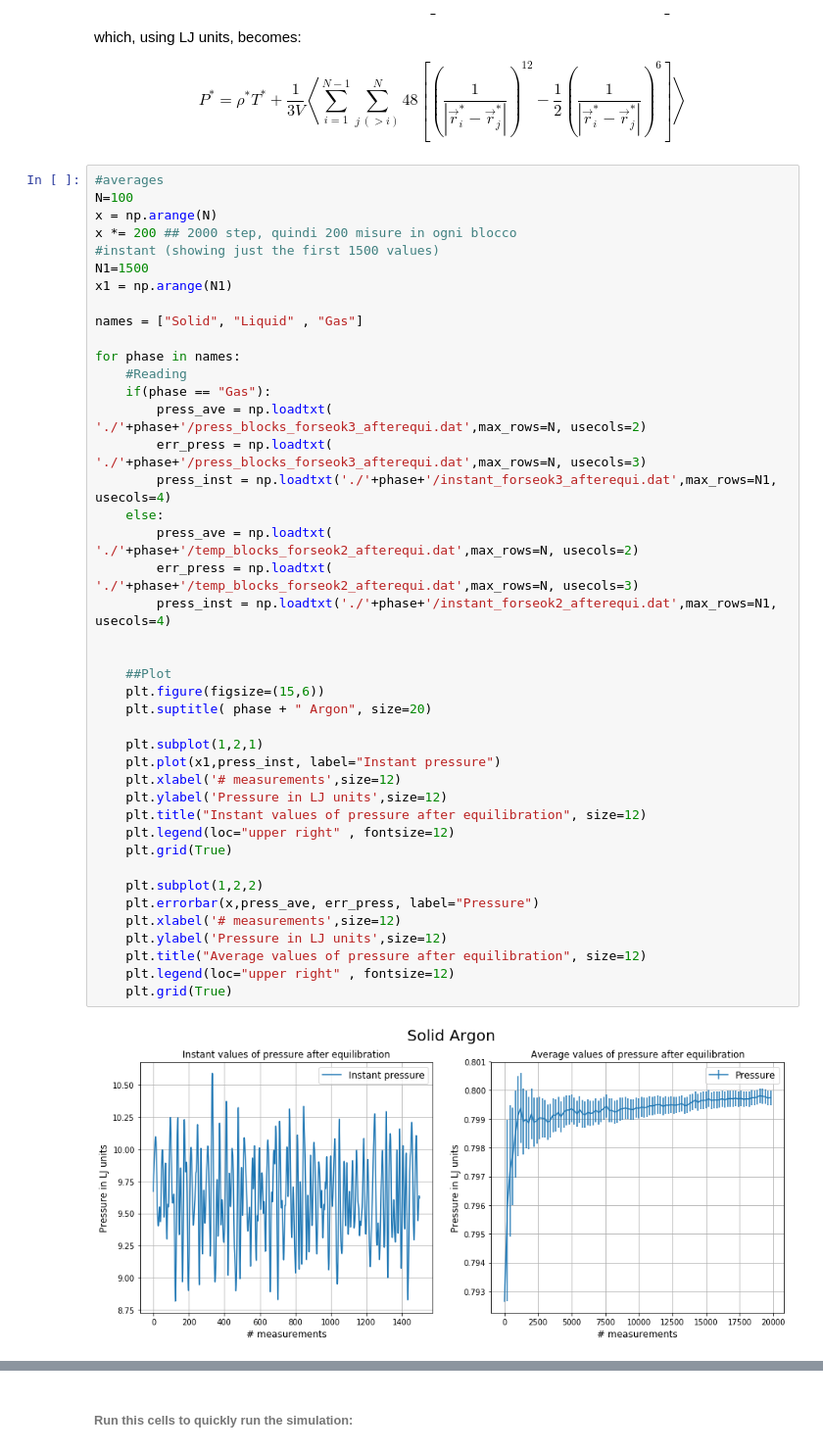
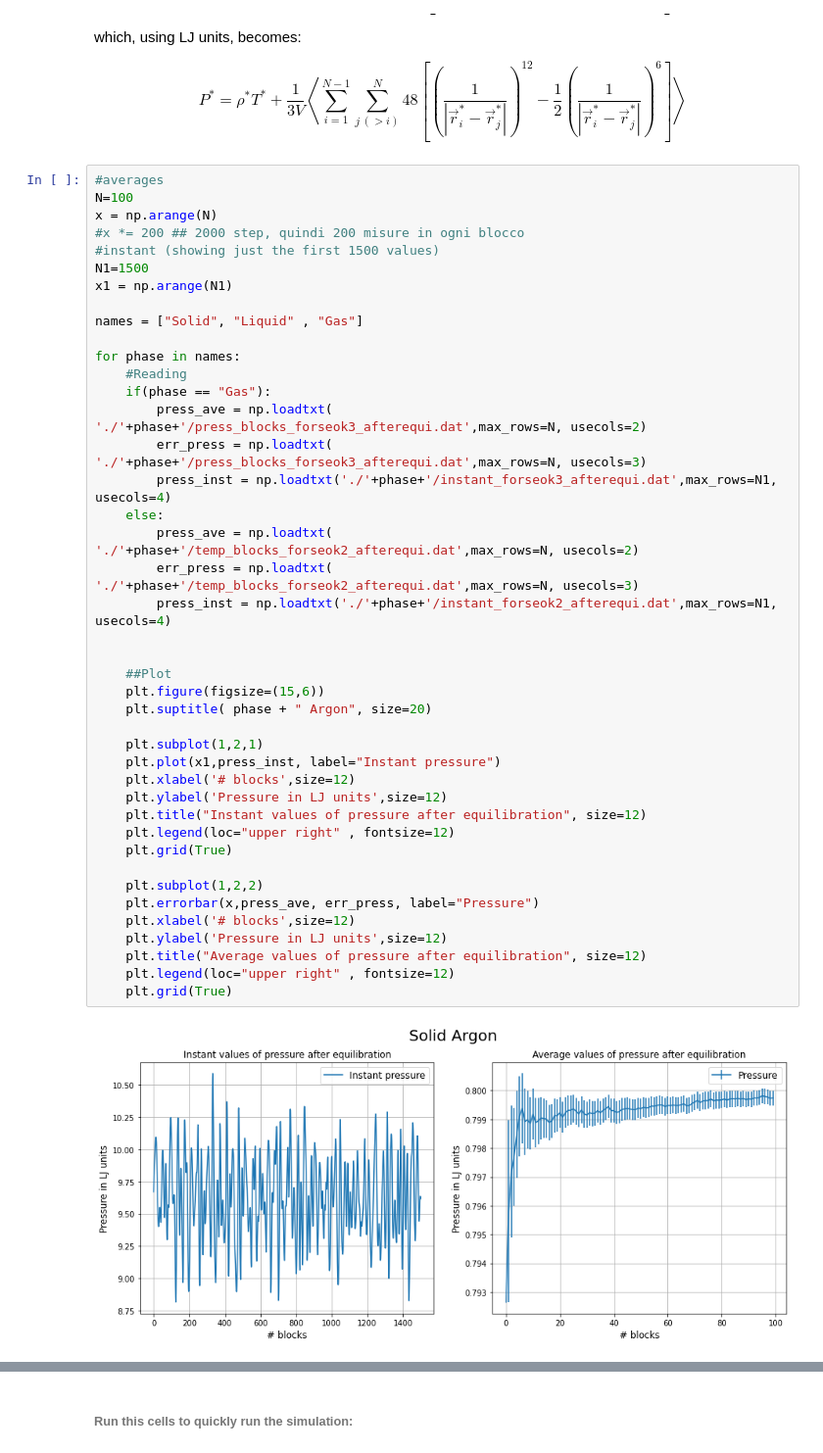
Before and after one commit to efosc/lsn_exercises, a Jupyter notebook: exercise04/exercise04.ipynb, the cells around one changed output, grey strips where cells are left out. Shown at 98% size. Drawn from its saved outputs; the diff is of its cells as text.

```diff
--- a/exercise04/exercise04.ipynb
+++ b/exercise04/exercise04.ipynb
@@ -291,7 +291,7 @@ $$  P^* = \rho^* T^* + \frac{1}{3V} \left\langle \sum_{i=1}^{N-1} \sum_{j\,(>i)}
 #averages
 N=100
 x = np.arange(N)
-x *= 200 ## 2000 step, quindi 200 misure in ogni blocco
+#x *= 200 ## 2000 step, quindi 200 misure in ogni blocco
 #instant (showing just the first 1500 values)
 N1=1500
 x1 = np.arange(N1)
@@ -301,33 +301,33 @@ names = ["Solid", "Liquid" , "Gas"]
 for phase in names:
     #Reading
     if(phase == "Gas"):
         press_ave = np.loadtxt( './'+phase+'/press_blocks_forseok3_afterequi.dat',max_rows=N, usecols=2)
         err_press = np.loadtxt( './'+phase+'/press_blocks_forseok3_afterequi.dat',max_rows=N, usecols=3)
         press_inst = np.loadtxt('./'+phase+'/instant_forseok3_afterequi.dat',max_rows=N1, usecols=4)
     else:
         press_ave = np.loadtxt( './'+phase+'/temp_blocks_forseok2_afterequi.dat',max_rows=N, usecols=2)
         err_press = np.loadtxt( './'+phase+'/temp_blocks_forseok2_afterequi.dat',max_rows=N, usecols=3)
         press_inst = np.loadtxt('./'+phase+'/instant_forseok2_afterequi.dat',max_rows=N1, usecols=4)
 
 
     ##Plot
     plt.figure(figsize=(15,6))
     plt.suptitle( phase + " Argon", size=20)
 
     plt.subplot(1,2,1)
     plt.plot(x1,press_inst, label="Instant pressure")
-    plt.xlabel('# measurements',size=12)
+    plt.xlabel('# blocks',size=12)
     plt.ylabel('Pressure in LJ units',size=12)
     plt.title("Instant values of pressure after equilibration", size=12)
     plt.legend(loc="upper right" , fontsize=12)
     plt.grid(True)
 
     plt.subplot(1,2,2)
     plt.errorbar(x,press_ave, err_press, label="Pressure")
-    plt.xlabel('# measurements',size=12)
+    plt.xlabel('# blocks',size=12)
     plt.ylabel('Pressure in LJ units',size=12)
     plt.title("Average values of pressure after equilibration", size=12)
     plt.legend(loc="upper right" , fontsize=12)
     plt.grid(True)
 # %% [output]
-[figure, old version]
+[figure, new version]
```
Also changed, not shown: parts of 5 cells of this notebook, 10 other files.
